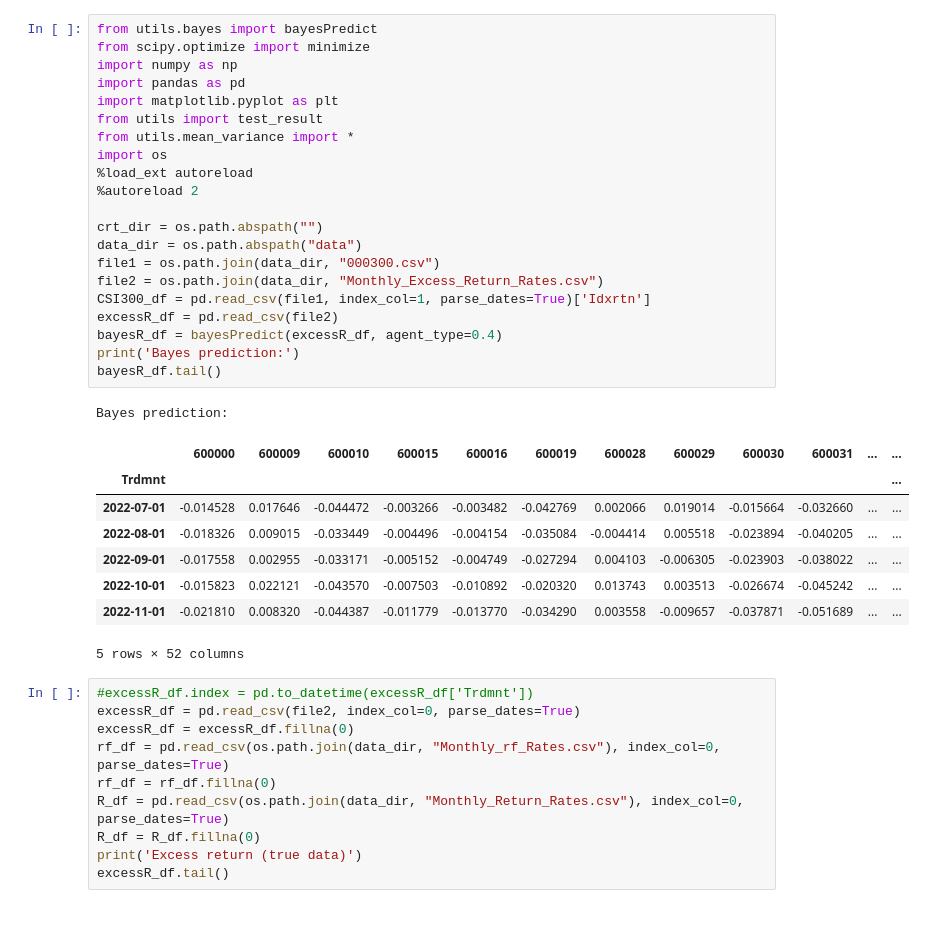
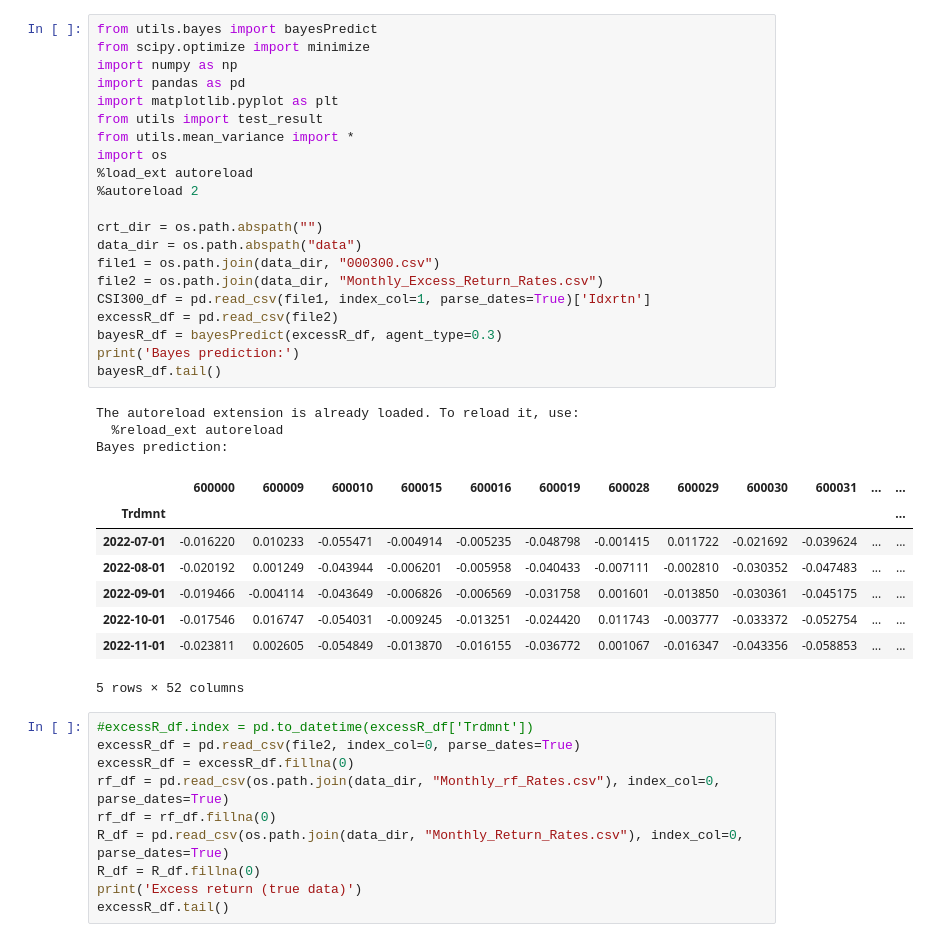
Before and after one commit to Linnore/STA4020-Projecto, a Jupyter notebook: Bayesian_Portfolio.ipynb, the cells around one changed output. Saved outputs shown, nothing was run; the diff lists cells and outputs as text.

```diff
--- a/Bayesian_Portfolio.ipynb
+++ b/Bayesian_Portfolio.ipynb
@@ -1,33 +1,35 @@
 # %%
 from utils.bayes import bayesPredict
 from scipy.optimize import minimize
 import numpy as np
 import pandas as pd
 import matplotlib.pyplot as plt
 from utils import test_result
 from utils.mean_variance import *
 import os
 %load_ext autoreload
 %autoreload 2
 
 crt_dir = os.path.abspath("")
 data_dir = os.path.abspath("data")
 file1 = os.path.join(data_dir, "000300.csv")
 file2 = os.path.join(data_dir, "Monthly_Excess_Return_Rates.csv")
 CSI300_df = pd.read_csv(file1, index_col=1, parse_dates=True)['Idxrtn']
 excessR_df = pd.read_csv(file2)
-bayesR_df = bayesPredict(excessR_df, agent_type=0.4)
+bayesR_df = bayesPredict(excessR_df, agent_type=0.3)
 print('Bayes prediction:')
 bayesR_df.tail()
 # %% [output]
+The autoreload extension is already loaded. To reload it, use:
+  %reload_ext autoreload
 Bayes prediction:
 |  | 600000 | 600009 | 600010 | 600015 | 600016 | 600019 | 600028 | 600029 | 600030 | 600031 | ... | ... |
 | Trdmnt |  |  |  |  |  |  |  |  |  |  |  | ... |
-| 2022-07-01 | -0.014528 | 0.017646 | -0.044472 | -0.003266 | -0.003482 | -0.042769 | 0.002066 | 0.019014 | -0.015664 | -0.032660 | ... | ... |
-| 2022-08-01 | -0.018326 | 0.009015 | -0.033449 | -0.004496 | -0.004154 | -0.035084 | -0.004414 | 0.005518 | -0.023894 | -0.040205 | ... | ... |
-| 2022-09-01 | -0.017558 | 0.002955 | -0.033171 | -0.005152 | -0.004749 | -0.027294 | 0.004103 | -0.006305 | -0.023903 | -0.038022 | ... | ... |
-| 2022-10-01 | -0.015823 | 0.022121 | -0.043570 | -0.007503 | -0.010892 | -0.020320 | 0.013743 | 0.003513 | -0.026674 | -0.045242 | ... | ... |
-| 2022-11-01 | -0.021810 | 0.008320 | -0.044387 | -0.011779 | -0.013770 | -0.034290 | 0.003558 | -0.009657 | -0.037871 | -0.051689 | ... | ... |
+| 2022-07-01 | -0.016220 | 0.010233 | -0.055471 | -0.004914 | -0.005235 | -0.048798 | -0.001415 | 0.011722 | -0.021692 | -0.039624 | ... | ... |
+| 2022-08-01 | -0.020192 | 0.001249 | -0.043944 | -0.006201 | -0.005958 | -0.040433 | -0.007111 | -0.002810 | -0.030352 | -0.047483 | ... | ... |
+| 2022-09-01 | -0.019466 | -0.004114 | -0.043649 | -0.006826 | -0.006569 | -0.031758 | 0.001601 | -0.013850 | -0.030361 | -0.045175 | ... | ... |
+| 2022-10-01 | -0.017546 | 0.016747 | -0.054031 | -0.009245 | -0.013251 | -0.024420 | 0.011743 | -0.003777 | -0.033372 | -0.052754 | ... | ... |
+| 2022-11-01 | -0.023811 | 0.002605 | -0.054849 | -0.013870 | -0.016155 | -0.036772 | 0.001067 | -0.016347 | -0.043356 | -0.058853 | ... | ... |
 5 rows × 52 columns
 # %%
 #excessR_df.index = pd.to_datetime(excessR_df['Trdmnt'])
```
Also changed, not shown: parts of 5 cells of this notebook, 4 other files.
